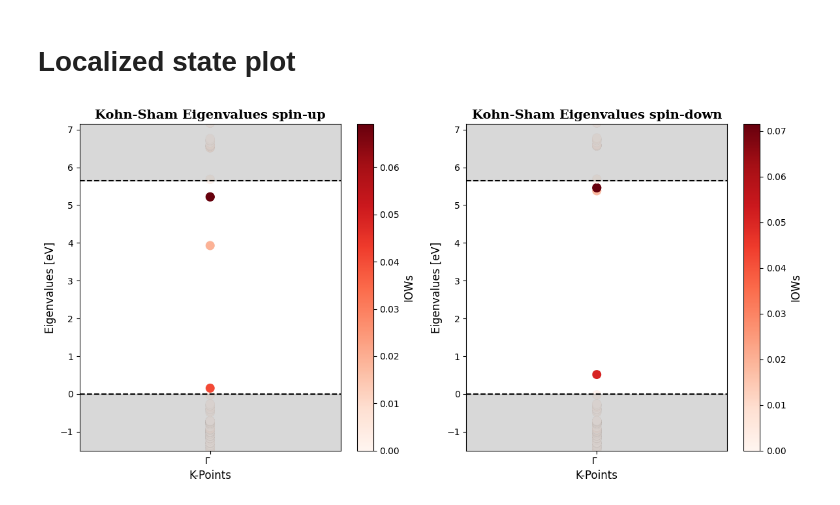
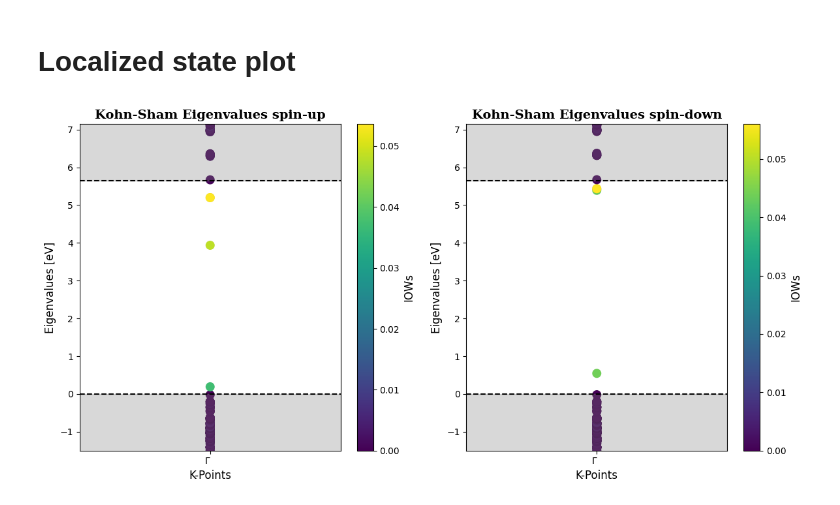
Before and after one commit to Luisrj14/VaspDefAnalysis, a Jupyter notebook: notebook/plot_localized_state.ipynb, the cells around one changed output. Drawn from its saved outputs; the diff is of its cells as text; code cells hidden in the pictures.

Commit message:
Change in the way is calcualte the first neighbors

```diff
--- a/notebook/plot_localized_state.ipynb
+++ b/notebook/plot_localized_state.ipynb
@@ -3,32 +3,35 @@
 # %%
 import matplotlib.pyplot as plt
 from VaspDefAnalysis.plotter.plot_localization_factor import PlotLocalizedStates
-perfect_structure_path =  '/home/luis/master_thesis_uio/thesis_project/output_from_vasp_saga/project_AlN/calcualtion_steps/supercell/gga-pbe-5x5x3/defect/perfect/POSCAR'
-defect_structure_path = '/home/luis/master_thesis_uio/thesis_project/output_from_vasp_saga/project_AlN/calcualtion_steps/supercell/gga-pbe-5x5x3/defect/V_N/POSCAR-V_N.vasp'
+perfect_structure_path =  '/home/luis/master_thesis_uio/thesis_project/output_from_vasp_saga/project_AlN/calcualtion_steps/supercell/hybrid-hse06/defect/perfect/POSCAR'
+defect_structure_path = '/home/luis/master_thesis_uio/thesis_project/output_from_vasp_saga/project_AlN/calcualtion_steps/supercell/hybrid-hse06/defect/V_N/POSCAR-V_N.vasp'
 
 # ID vasprum
-defect_vasprun_path = '/home/luis/master_thesis_uio/thesis_project/output_from_vasp_saga/project_AlN/calcualtion_steps/supercell/hybrid-hse06-5x5x3/defect/V_N/V_N_0_NUPDOWN_+1/vasprun.xml'
+defect_vasprun_path = '/home/luis/master_thesis_uio/thesis_project/output_from_vasp_saga/project_AlN/calcualtion_steps/supercell/hybrid-hse06/defect/V_N/V_N_0/vasprun.xml'
 
 # The VBM and CBM (PBE)
-#VBM = 5.9732
-#CBM = 10.0299
+#VBM = 5.9732   # [eV]
+#CBM = 10.0299  # [eV]
 
 # The VBM and CBM (HSE06)
-VBM = 5.3092
-CBM = 10.9541
+VBM = 5.3092    # [eV]
+CBM = 10.9541   # [eV]
+
+# Radius to consider surrounding neighbors of the defect (to select the first neighbor, it should be set slightly larger than the bonding length. For example, a radius of 2.0 Å for AlN, where the bonding length is approximately 1.87 Å).
+radius = 2.0    # Å
 
 fig = PlotLocalizedStates.get_plot_LS_using_IOWs(perfect_structure_path=perfect_structure_path,
                                                    defect_structure_path=defect_structure_path,
                                                    defect_vasprun_path=defect_vasprun_path,
+                                                   radius=radius,
                                                    VBM=VBM,
                                                    CBM=CBM,
-                                                   tolerance = 0.01,
                                                    layout="horizontal",
-                                                   #scatter_settings= {"cmap": "cividis"})
-                                                   scatter_settings= {"cmap": "Reds"})
+                                                   )#scatter_settings= {"cmap": "cividis"})
+                                                   #scatter_settings= {"cmap": "Reds"})
                                                    #scatter_settings= {"cmap": "Blues"})
 # %% [output]
-[figure, old version]
+[figure, new version]
 # %%
 import os
 import matplotlib.pyplot as plt
```
Also changed, not shown: 5 other files.
